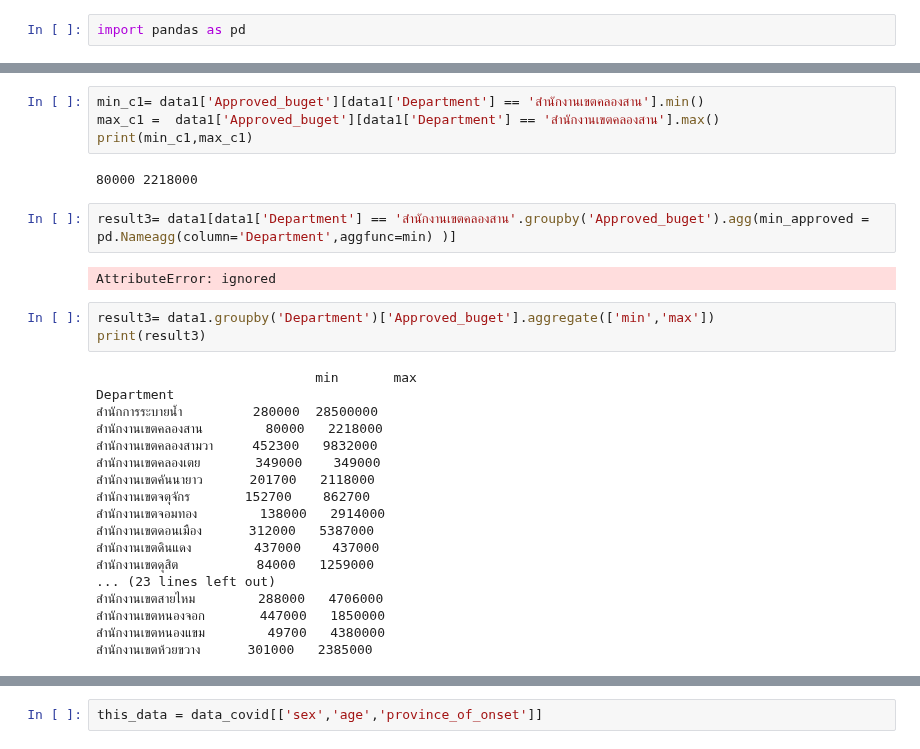
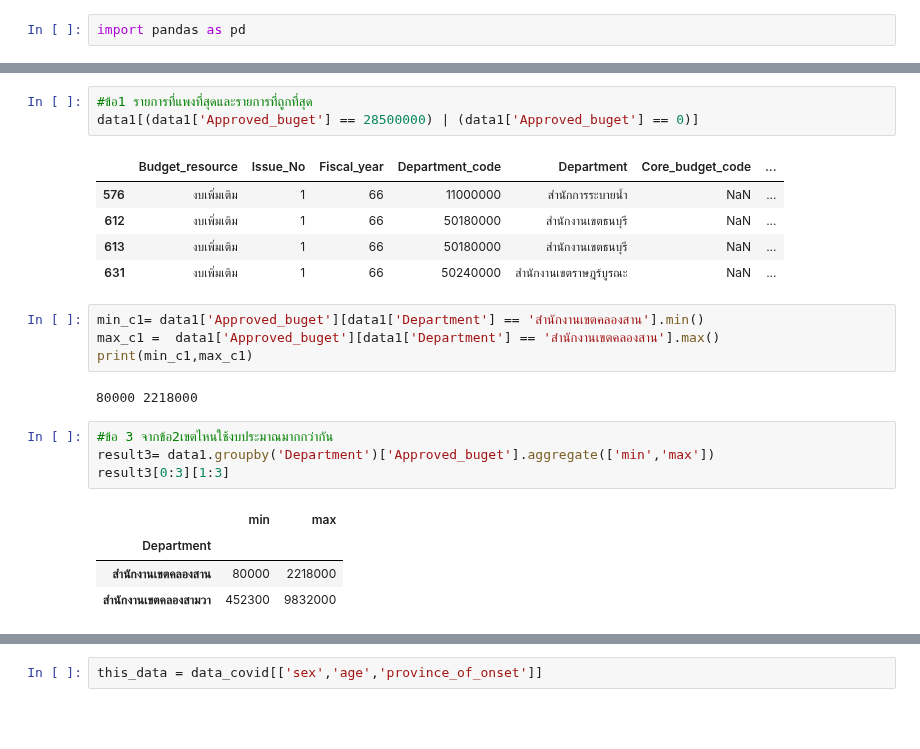
Before and after one commit to Tonry12/python_dataviz2023, a Jupyter notebook: Pandas101.ipynb, the cells around one changed output, grey strips where cells are left out. Drawn from its saved outputs; the diff is of its cells as text; blank space fills up the shorter version.

```diff
--- a/Pandas101.ipynb
+++ b/Pandas101.ipynb
@@ -521,31 +512,24 @@ KeyError: ignored
+# %%
+#ข้อ1 รายการที่แพงที่สุดและรายการที่ถูกที่สุด
+data1[(data1['Approved_buget'] == 28500000) | (data1['Approved_buget'] == 0)]
+# %% [output]
+|  | Budget_resource | Issue_No | Fiscal_year | Department_code | Department | Core_budget_code | ... |
+| 576 | งบเพิ่มเติม | 1 | 66 | 11000000 | สำนักการระบายน้ำ | NaN | ... |
+| 612 | งบเพิ่มเติม | 1 | 66 | 50180000 | สำนักงานเขตธนบุรี | NaN | ... |
+| 613 | งบเพิ่มเติม | 1 | 66 | 50180000 | สำนักงานเขตธนบุรี | NaN | ... |
+| 631 | งบเพิ่มเติม | 1 | 66 | 50240000 | สำนักงานเขตราษฎร์บูรณะ | NaN | ... |
 # %%
 min_c1= data1['Approved_buget'][data1['Department'] == 'สำนักงานเขตคลองสาน'].min()
 max_c1 =  data1['Approved_buget'][data1['Department'] == 'สำนักงานเขตคลองสาน'].max()
 print(min_c1,max_c1)
 # %% [output]
 80000 2218000
-# %%
-result3= data1[data1['Department'] == 'สำนักงานเขตคลองสาน'.groupby('Approved_buget').agg(min_approved = pd.Nameagg(column='Department',aggfunc=min) )]
-# %% [output]
-AttributeError: ignored
 # %%
+#ข้อ 3 จากข้อ2เขตไหนใช้งบประมาณมากกว่ากัน
 result3= data1.groupby('Department')['Approved_buget'].aggregate(['min','max'])
-print(result3)
+result3[0:3][1:3]
 # %% [output]
-                            min       max
-Department
-สำนักการระบายน้ำ         280000  28500000
-สำนักงานเขตคลองสาน        80000   2218000
-สำนักงานเขตคลองสามวา     452300   9832000
-สำนักงานเขตคลองเตย       349000    349000
-สำนักงานเขตคันนายาว      201700   2118000
-สำนักงานเขตจตุจักร       152700    862700
-สำนักงานเขตจอมทอง        138000   2914000
-สำนักงานเขตดอนเมือง      312000   5387000
-สำนักงานเขตดินแดง        437000    437000
-สำนักงานเขตดุสิต          84000   1259000
-... (23 lines left out)
-สำนักงานเขตสายไหม        288000   4706000
-สำนักงานเขตหนองจอก       447000   1850000
-สำนักงานเขตหนองแขม        49700   4380000
-สำนักงานเขตห้วยขวาง      301000   2385000
+|  | min | max |
+| Department |  |  |
+| สำนักงานเขตคลองสาน | 80000 | 2218000 |
+| สำนักงานเขตคลองสามวา | 452300 | 9832000 |
```
Also changed, not shown: parts of 6 cells of this notebook.
